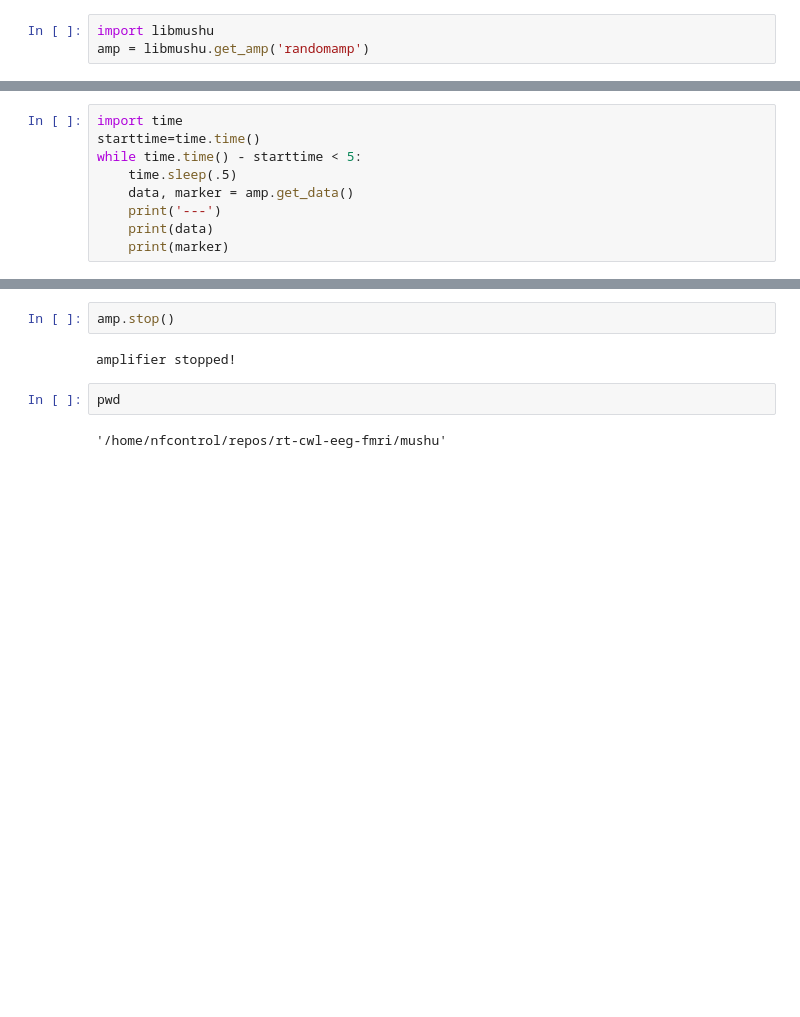
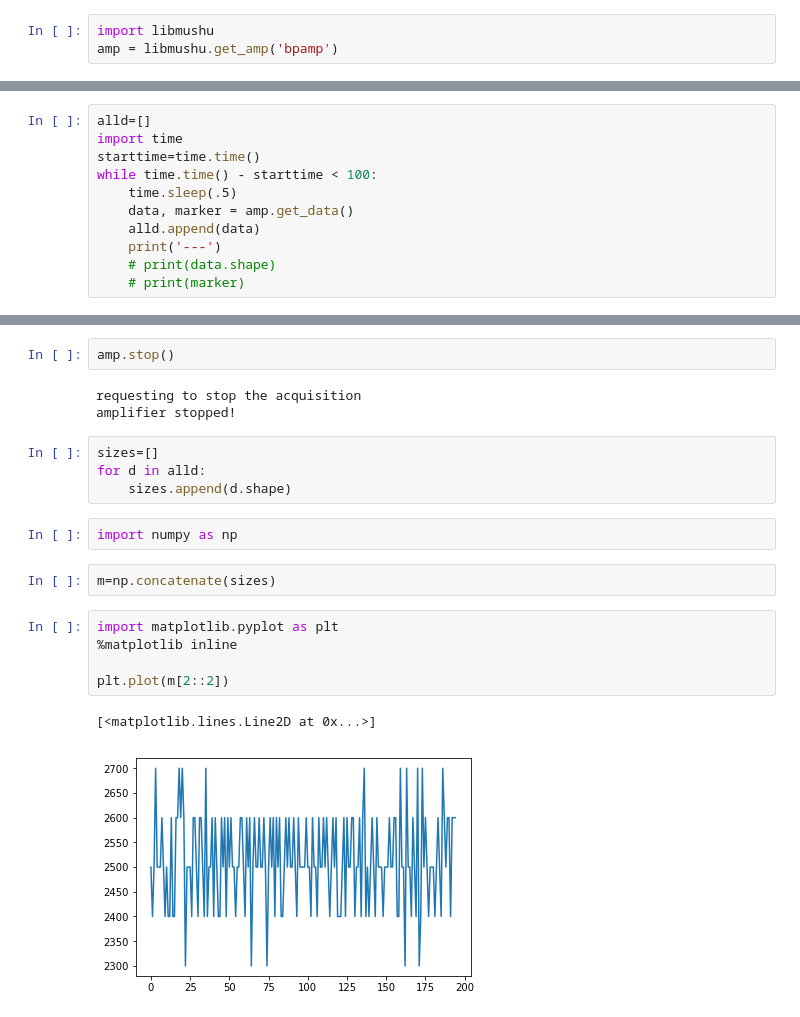
Before and after one commit to jnvandermeer/mushu, a Jupyter notebook: Short Amp Test.ipynb, the cells around one changed output, grey strips where cells are left out. Drawn from its saved outputs; the diff is of its cells as text; blank space fills up the shorter version.

```diff
--- a/Short Amp Test.ipynb
+++ b/Short Amp Test.ipynb
@@ -1,3 +1,3 @@
 # %%
 import libmushu
-amp = libmushu.get_amp('randomamp')
+amp = libmushu.get_amp('bpamp')
@@ -12,11 +37,13 @@ stopping...
 # %%
+alld=[]
 import time
 starttime=time.time()
-while time.time() - starttime < 5:
+while time.time() - starttime < 100:
     time.sleep(.5)
     data, marker = amp.get_data()
+    alld.append(data)
     print('---')
-    print(data)
-    print(marker)
+    # print(data.shape)
+    # print(marker)
 # %% [output]
 ---
@@ -40,8 +66,21 @@ while time.time() - starttime < 5:
 # %%
 amp.stop()
 # %% [output]
+requesting to stop the acquisition
 amplifier stopped!
-# %%
-pwd
-# %% [output]
-'/home/nfcontrol/repos/rt-cwl-eeg-fmri/mushu'
+# %%
+sizes=[]
+for d in alld:
+    sizes.append(d.shape)
+# %%
+import numpy as np
+# %%
+m=np.concatenate(sizes)
+# %%
+import matplotlib.pyplot as plt
+%matplotlib inline
+
+plt.plot(m[2::2])
+# %% [output]
+[<matplotlib.lines.Line2D at 0x...>]
+[figure, added]
```
Also changed, not shown: parts of 5 cells of this notebook, 4 other files.
